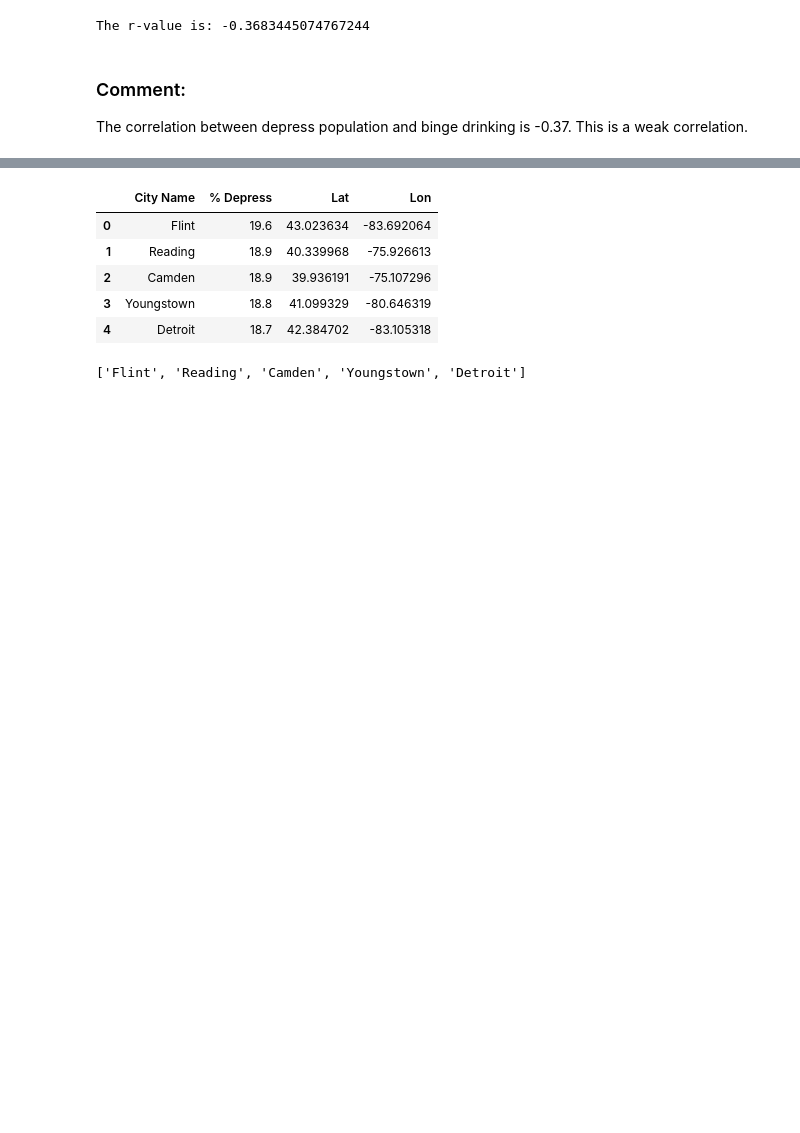
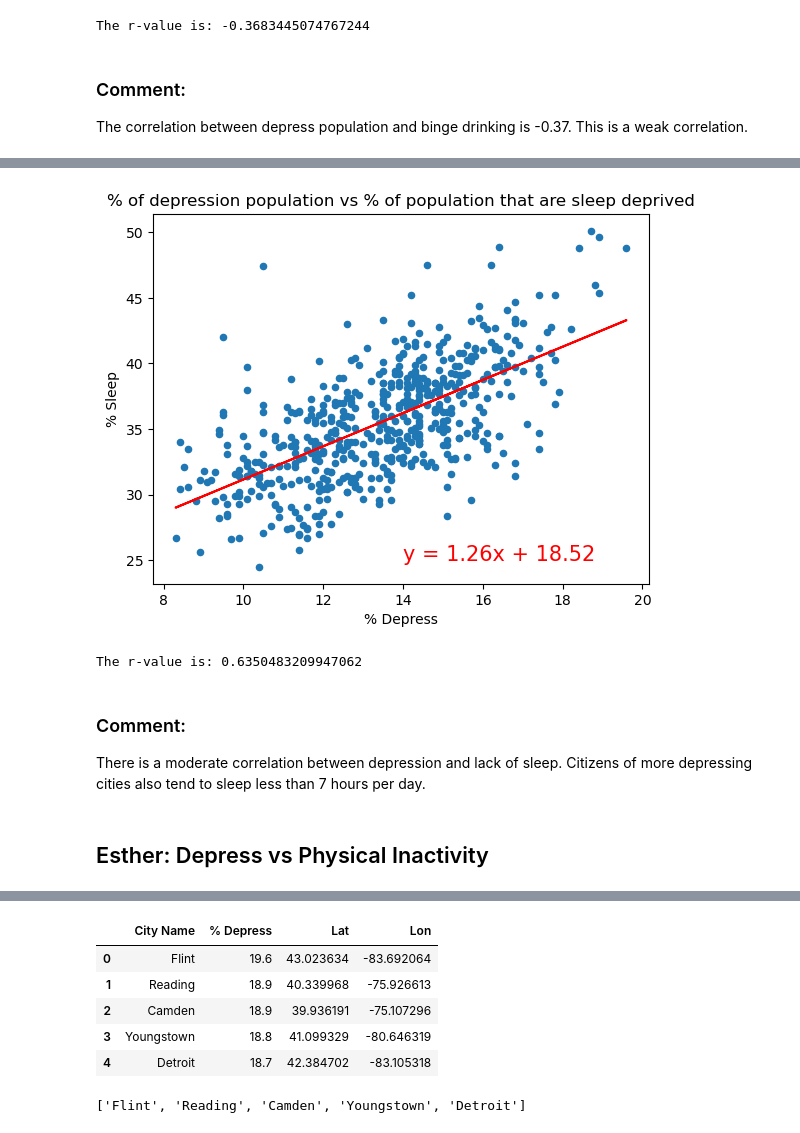
Before and after one commit to LanNguyen135/Group2, a Jupyter notebook: Alice.ipynb, the cells around one changed output, grey strips where cells are left out. Drawn from its saved outputs; the diff is of its cells as text; code cells hidden in the pictures; blank space fills up the shorter version.

Commit message:
added more graphs

```diff
--- a/Alice.ipynb
+++ b/Alice.ipynb
@@ -241,0 +246,9 @@ The correlation between depress population and binge drinking is -0.37. This is
+# %%
+# Add sleeping data
+sleeping_base_url = "https://data.cdc.gov/resource/eqbn-8mpz.json?"
+params = {
+    "GeographicLevel" : "City",
+    "DataValueTypeID" : "AgeAdjPrv"
+}
+sleeping_data = requests.get(sleeping_base_url, params = params).json()
+pprint(sleeping_data)
@@ -241,0 +273,11 @@ The correlation between depress population and binge drinking is -0.37. This is
+# %%
+# Create the dataframe
+sleeping_df = pd.DataFrame()
+sleeping_df['City Name'] = ""
+sleeping_df['% Sleep'] = ""
+
+for x in range(len(sleeping_data)):
+    sleeping_df.loc[x,'City Name'] = sleeping_data[x]['cityname']
+    sleeping_df.loc[x, '% Sleep'] = sleeping_data[x]['data_value']
+
+sleeping_df.head()
@@ -241,0 +291,7 @@ The correlation between depress population and binge drinking is -0.37. This is
+# %%
+# Merge 2 datasets together
+depress_sleeping_df = pd.merge(mental_df, sleeping_df, on='City Name')
+depress_sleeping_df['% Depress'] = depress_sleeping_df['% Depress'].astype("float")
+depress_sleeping_df['% Sleep'] = depress_sleeping_df['% Sleep'].astype("float")
+depress_sleeping_df.dtypes
+depress_sleeping_df.head()
@@ -241,0 +305,21 @@ The correlation between depress population and binge drinking is -0.37. This is
+# %%
+# Add regression line
+x_values = depress_sleeping_df['% Depress']
+y_values = depress_sleeping_df['% Sleep']
+(slope, intercept, rvalue, pvalue, stderr) = linregress(x_values, y_values)
+regress_values = x_values * slope + intercept
+line_eq = "y = " + str(round(slope,2)) + "x + " + str(round(intercept,2))
+depress_sleeping_df.plot(kind='scatter', x='% Depress', y='% Sleep', title="% of depression population vs % of population that are sleep deprived")
+plt.plot(x_values,regress_values,"r-")
+plt.annotate(line_eq,(14,25),fontsize=15,color="red")
+plt.savefig("Output/depressionVsSleep.jpg")
+plt.show()
+print(f"The r-value is: {rvalue}")
+# %% [output]
+[figure, added]
+The r-value is: 0.6350483209947062
+# %% [markdown]
+### Comment:
+There is a moderate correlation between depression and lack of sleep. Citizens of more depressing cities also tend to sleep less than 7 hours per day.
+# %% [markdown]
+## Esther: Depress vs Physical Inactivity
```
Also changed, not shown: parts of 12 cells of this notebook, 2 other files.
